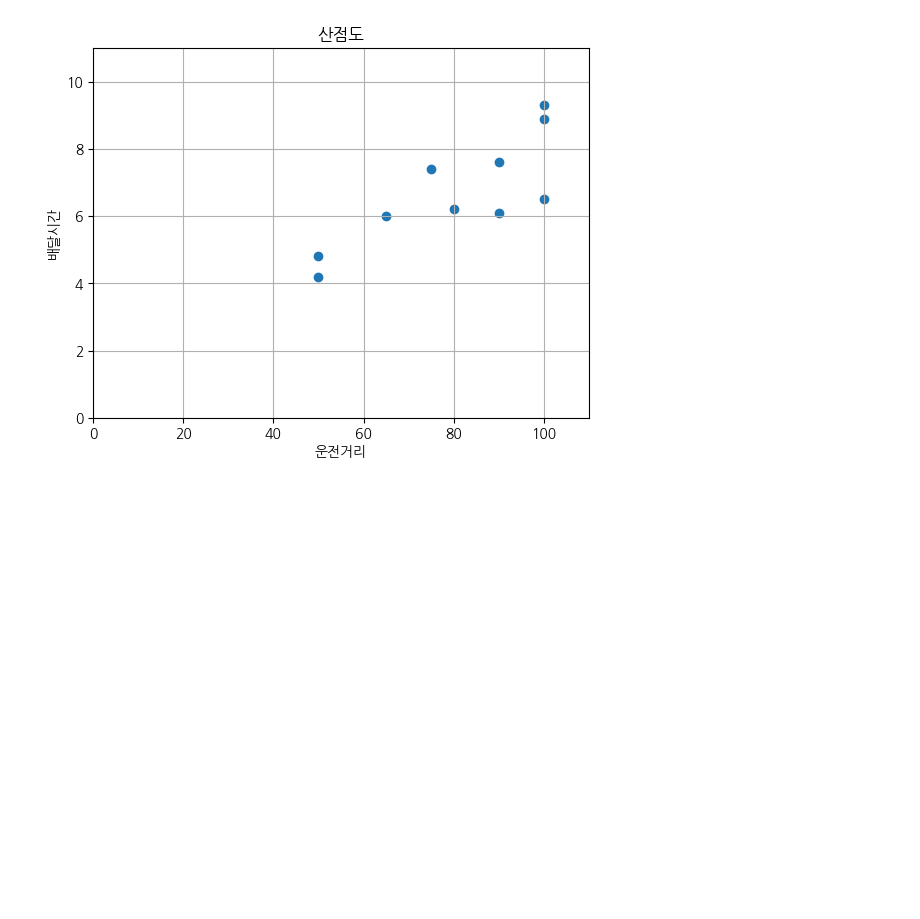
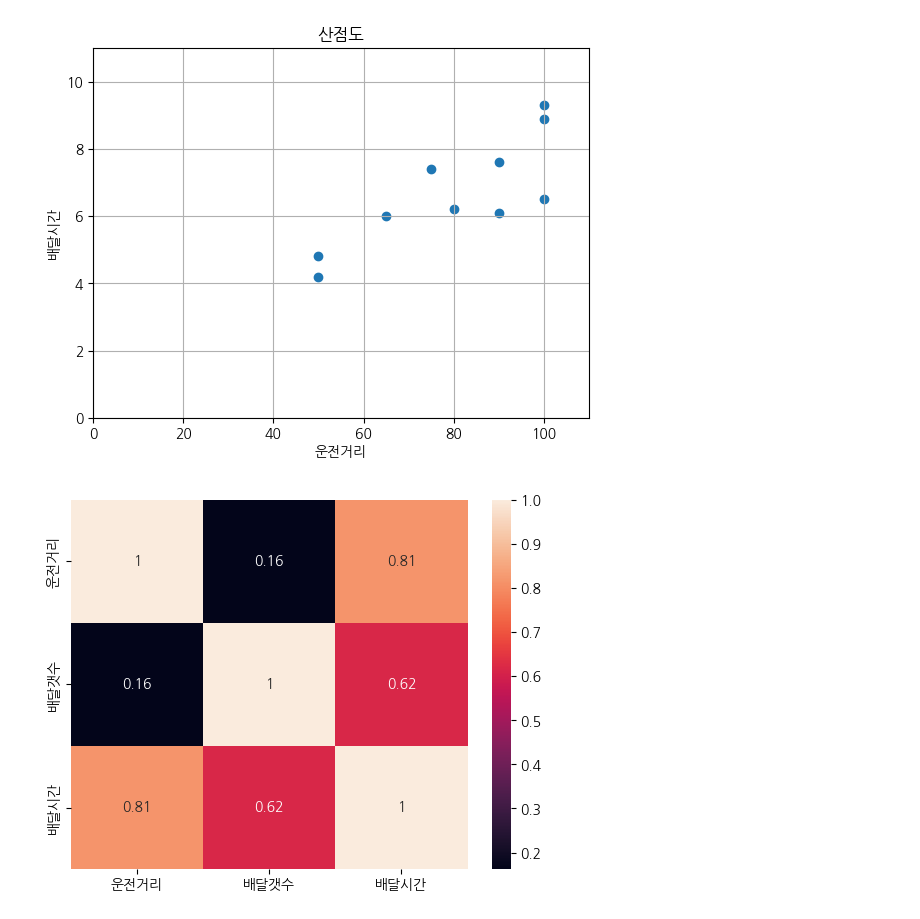
Before and after one commit to denverkim/DM_FALL2026, a Jupyter notebook: DM_LAB4.ipynb, the cells around one changed output. Cells and saved outputs as stored; diff of their text form; code cells hidden in the pictures; blank space fills up the shorter version.

```diff
--- a/DM_LAB4.ipynb
+++ b/DM_LAB4.ipynb
@@ -119,3 +119,12 @@ plt.title('산점도')
 plt.show()
 # %% [output]
 [figure]
+# %%
+# 상관관계
+
+import seaborn as sns
+
+sns.heatmap(butler.corr(), annot=True)
+plt.show()
+# %% [output]
+[figure, added]
```
Also changed, not shown: parts of 12 cells of this notebook.
